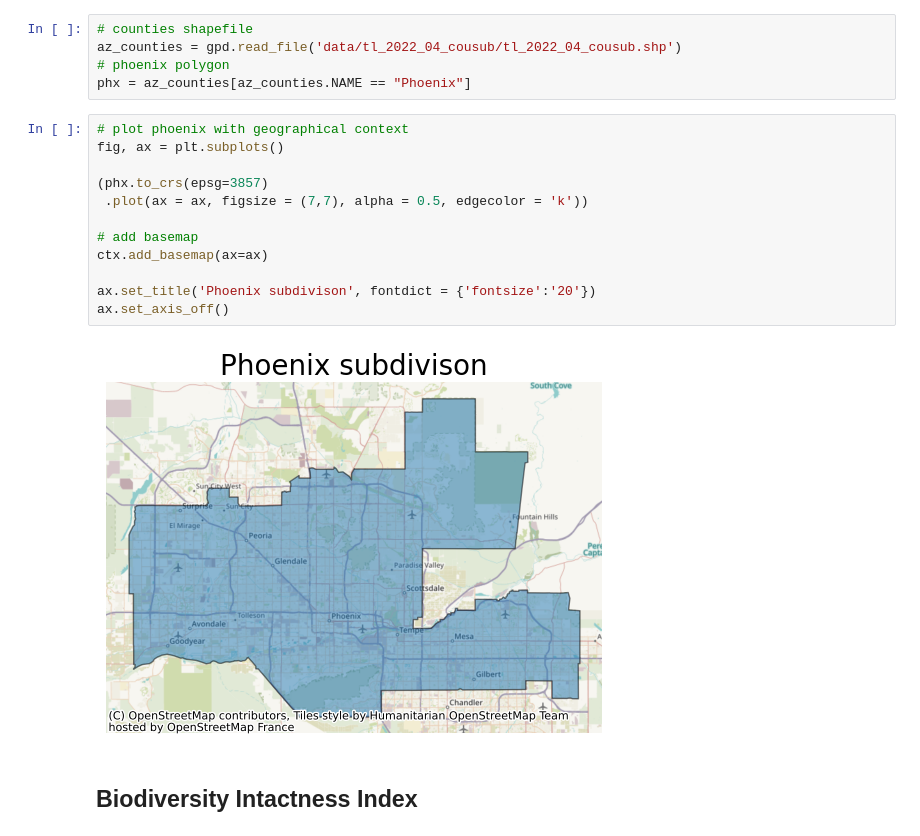
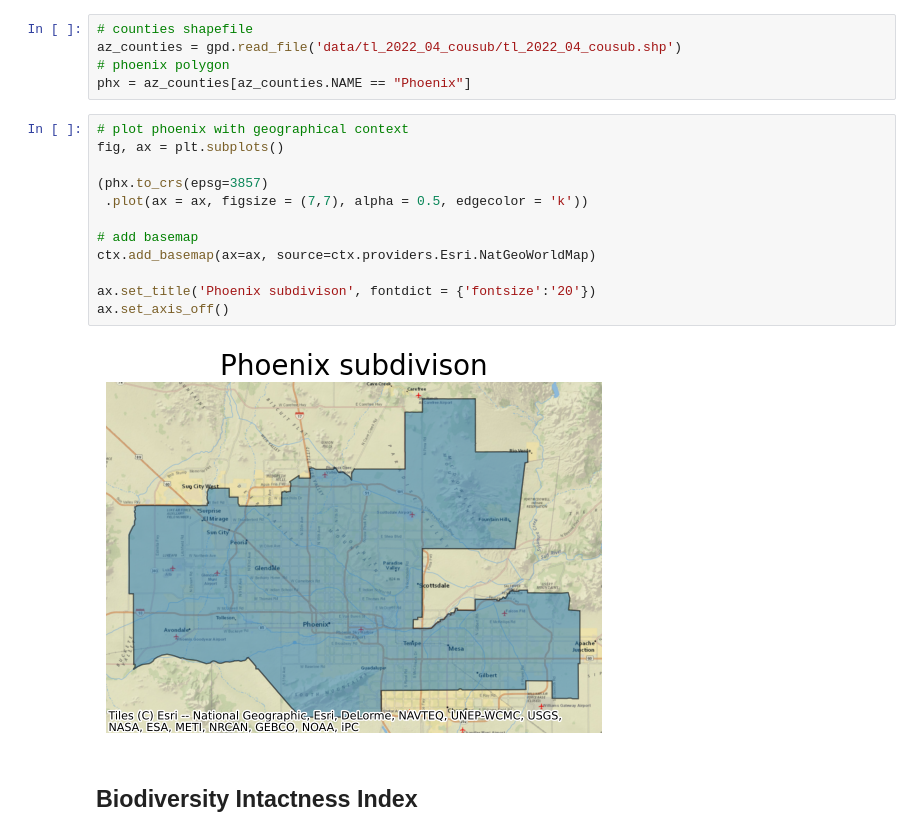
Before and after one commit to amandaherbst/eds220-phx-biodiversity-loss, a Jupyter notebook: phx-bii-change.ipynb, the cells around one changed output. Saved outputs shown, nothing was run; the diff lists cells and outputs as text.

```diff
--- a/phx-bii-change.ipynb
+++ b/phx-bii-change.ipynb
@@ -32,17 +32,17 @@ phx = az_counties[az_counties.NAME == "Phoenix"]
 # %%
 # plot phoenix with geographical context
 fig, ax = plt.subplots()
 
 (phx.to_crs(epsg=3857)
  .plot(ax = ax, figsize = (7,7), alpha = 0.5, edgecolor = 'k'))
 
 # add basemap
-ctx.add_basemap(ax=ax)
+ctx.add_basemap(ax=ax, source=ctx.providers.Esri.NatGeoWorldMap)
 
 ax.set_title('Phoenix subdivison', fontdict = {'fontsize':'20'})
 ax.set_axis_off()
 # %% [output]
-[figure, old version]
+[figure, new version]
 # %% [markdown]
 ## Biodiversity Intactness Index
 # %%
```
Also changed, not shown: parts of 8 cells of this notebook.
